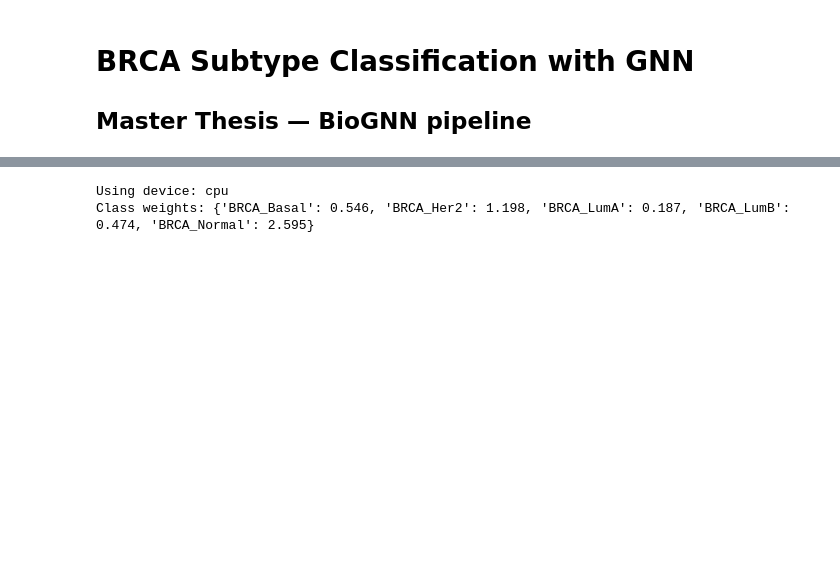
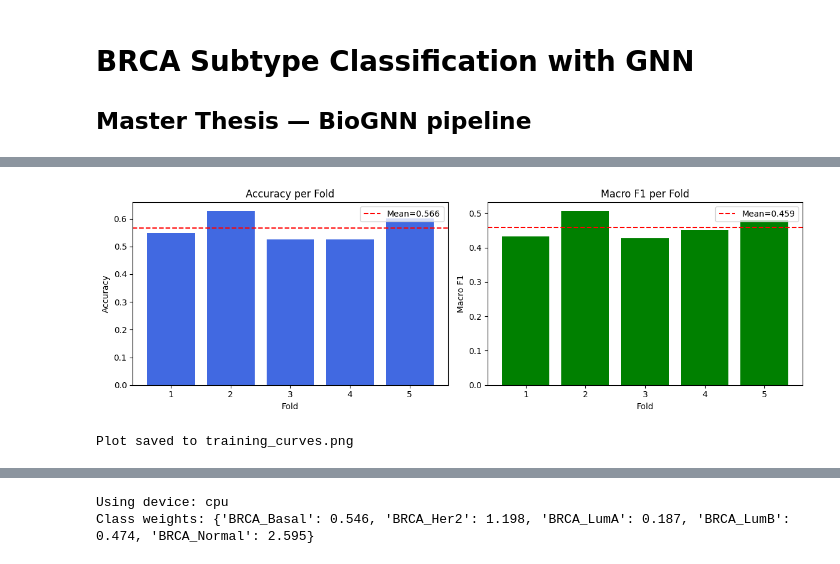
Before and after one commit to Daniel8Valkanov8/BRCA_Subtype_GNN, a Jupyter notebook: main.ipynb, the cells around one changed output, grey strips where cells are left out. Saved outputs shown, nothing was run; the diff lists cells and outputs as text; code cells hidden in the pictures; blank space fills up the shorter version.

Commit message:
Data fixed, 5-Fold validation stable, GDC and STRING APIs verified

```diff
--- a/main.ipynb
+++ b/main.ipynb
@@ -13,7 +13,7 @@ from src.model import BioGNN
 # %%
 # --- 1. PATHS ---
 CLINICAL_FILE  = 'data/brca_tcga_pan_can_atlas_2018_clinical_data.tsv'
-EXPRESSION_FILE = 'data/mRNA expression z-scores relative to all samples (log RNA Seq V2 RSEM).txt'
+EXPRESSION_FILE = 'data/mRNA_expression_fixed.txt'
 
 # --- 2. LOAD & ALIGN ---
 print('Loading data...')
@@ -75 +75,25 @@ Graph edges: 518
 Total graphs (patients): 981
+# %%
+# --- 4. K-FOLD CROSS-VALIDATION SETUP ---
+from sklearn.model_selection import StratifiedKFold
+from sklearn.metrics import f1_score
+
+device = torch.device('cuda' if torch.cuda.is_available() else 'cpu')
+print(f'Using device: {device}')
+
+# Class weights (inverse frequency)
+counts  = clinical_final['Subtype'].value_counts().sort_index().values
+weights = 1.0 / torch.tensor(counts, dtype=torch.float)
+weights = weights / weights.sum() * len(counts)
+print(f'Class weights: { {c: round(w,3) for c,w in zip(encoder.classes_, weights.tolist())} }')
+
+# Labels array for stratification
+all_labels_arr = [g.y.item() for g in dataset]
+
+skf = StratifiedKFold(n_splits=5, shuffle=True, random_state=42)
+fold_accuracies = []
+fold_f1s        = []
+best_acc        = 0.0
+best_model_state = None
+
+print(f'\nStarting 5-Fold Cross-Validation...\n')
@@ -75,0 +183,22 @@ Total graphs (patients): 981
+# %%
+# --- 6. VISUALISE FOLD RESULTS ---
+fig, (ax1, ax2) = plt.subplots(1, 2, figsize=(12, 4))
+
+folds = range(1, 6)
+ax1.bar(folds, fold_accuracies, color='royalblue')
+ax1.axhline(sum(fold_accuracies)/5, color='red', linestyle='--', label=f'Mean={sum(fold_accuracies)/5:.3f}')
+ax1.set_xlabel('Fold'); ax1.set_ylabel('Accuracy')
+ax1.set_title('Accuracy per Fold'); ax1.legend()
+
+ax2.bar(folds, fold_f1s, color='green')
+ax2.axhline(sum(fold_f1s)/5, color='red', linestyle='--', label=f'Mean={sum(fold_f1s)/5:.3f}')
+ax2.set_xlabel('Fold'); ax2.set_ylabel('Macro F1')
+ax2.set_title('Macro F1 per Fold'); ax2.legend()
+
+plt.tight_layout()
+plt.savefig('training_curves.png', dpi=150)
+plt.show()
+print('Plot saved to training_curves.png')
+# %% [output]
+[figure, added]
+Plot saved to training_curves.png
```
Also changed, not shown: parts of 11 cells of this notebook, 6 other files.
